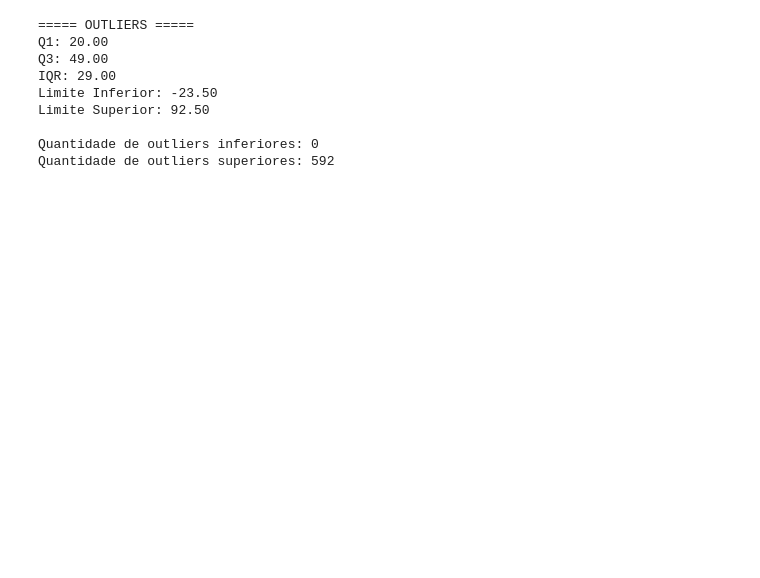
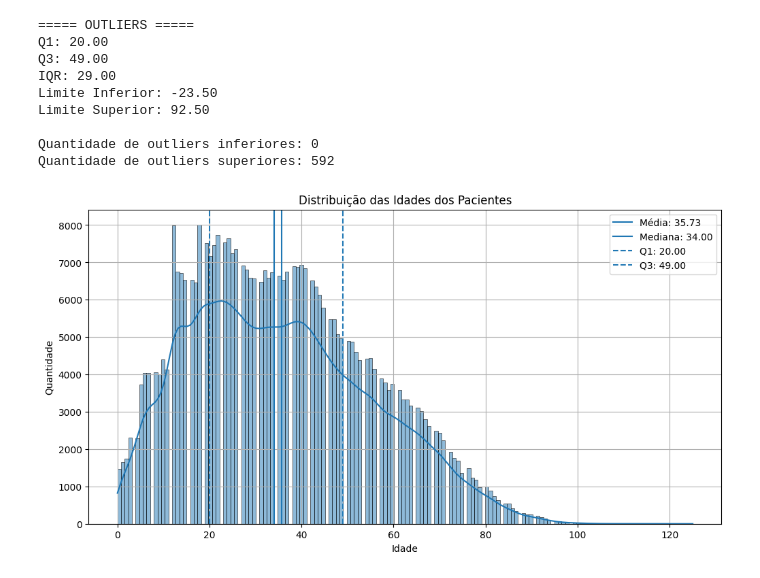
Before and after one commit to diogomedina-icloud/Analisededadosdiogo, a Jupyter notebook: UC2/Projeto/main.ipynb, the cells around one changed output. Cells and saved outputs as stored; diff of their text form; code cells hidden in the pictures; blank space fills up the shorter version.

```diff
--- a/UC2/Projeto/main.ipynb
+++ b/UC2/Projeto/main.ipynb
@@ -36,7 +33,6 @@ def obter_dados_do_banco(query):
             conexao.close()
 # %%
 # CONSULTA DOS DADOS
-# ================================
 
 query_idades = """
 SELECT paciente_idade
@@ -51,6 +47,9 @@ df = pd.DataFrame(
     columns=['paciente_idade']
 )
 
+# Convertendo para float
+df['paciente_idade'] = df['paciente_idade'].astype(float)
+
 df.head()
 # %% [output]
 |  | paciente_idade |
@@ -62,8 +61,7 @@ df.head()
 # %%
 # PREPARAÇÃO DOS DADOS
-# ================================
 
-idades_array = df['paciente_idade'].astype(float).values
+idades_array = df['paciente_idade'].values
 
 print(idades_array)
 # %% [output]
@@ -94,3 +96,9 @@ Limite Superior: 92.50
 
 Quantidade de outliers inferiores: 0
 Quantidade de outliers superiores: 592
+# %%
+# HISTOGRAMA
+
+gerar_histograma(idades_array)
+# %% [output]
+[figure, added]
```
Also changed, not shown: parts of 6 cells of this notebook, 4 other files.
